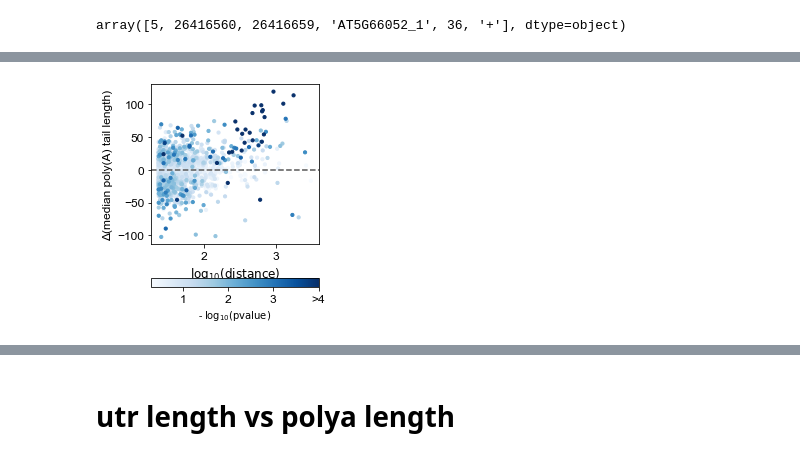
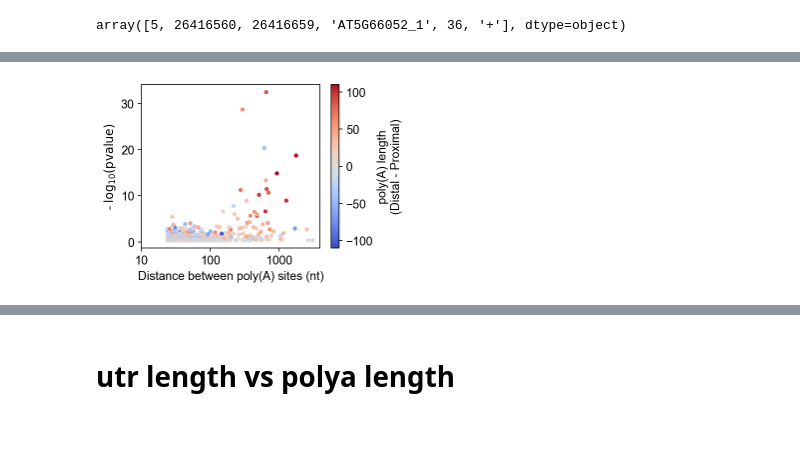
Before and after one commit to ZhaiLab-SUSTech/Full_length_transcripts_analysis, a Jupyter notebook: notebook/alternative_polyadenylation.ipynb, the cells around one changed output, grey strips where cells are left out. Saved outputs shown, nothing was run; the diff lists cells and outputs as text; code cells hidden in the pictures; blank space fills up the shorter version.

```diff
--- a/notebook/alternative_polyadenylation.ipynb
+++ b/notebook/alternative_polyadenylation.ipynb
@@ -518 +543,17 @@ apa_polya_df
+# %%
+# def get_p_value_color(df):
+#     if df['p_value'] < 2:
+#         return 0
+#     if df['p_pas'] < df['d_pas']:
+#         return -1
+#     else:
+#         return 1
+
+def get_p_value_color(df):
+    if df['p_value'] < 2:
+        return 0
+    else:
+        return 1
+# %%
+apa_polya_df['p_value_color'] = apa_polya_df.apply(get_p_value_color, axis=1)
 # %%
@@ -592,29 +650,28 @@ Text(0.5, 1.0, 'Median poly(A) tail (nt)')
 # %%
-plt.figure(figsize=(3, 4.2))
+plt.figure(figsize=(4, 3))
 
 apa_polya_df_ = apa_polya_df.sort_values(by=['p_value'])
 plt.scatter(
-    y=apa_polya_df_['d_pas']-apa_polya_df_['p_pas'],
-#     y=apa_polya_df_['p_value'],
     x=np.log10(apa_polya_df_['distance']),
+    y=apa_polya_df_['p_value'],
     s=10,
-    c=apa_polya_df_['p_value'],
-    cmap=plt.cm.get_cmap('Blues'),
-    vmax=4,
+    c=apa_polya_df_['d_pas']-apa_polya_df_['p_pas'],
+    cmap=plt.cm.get_cmap('coolwarm'),
+    vmin=-110,
+    vmax=110,
 )
 # plt.xlim(0, 300)
 # plt.ylim(0, 300)
-plt.axhline(0, ls='--', color='#555555')
-plt.xlabel('$\log_{10}\mathrm{(distance)}$')
-plt.ylabel('Δ (median poly(A) tail length)')
+# plt.axhline(2, ls='--', color='#555555')
+plt.xlabel('Distance between poly(A) sites (nt)')
+plt.ylabel('- $\log_{10}\mathrm{(pvalue)}$')
 # plt.ylabel('Median poly(A) tail length\n(Distal PAS)')
-# plt.xticks([0, 100, 200, 300])
-# plt.yticks([0, 100, 200, 300])
-colorbar = plt.colorbar(orientation="horizontal")
-colorbar.set_ticks([1, 2, 3, 4])
-colorbar.set_ticklabels([1, 2, 3, '>4'])
-colorbar.set_label("- $\log_{10}\mathrm{(pvalue)}$", size='small')
+plt.xticks([1, 2, 3], [10, 100, 1000])
+colorbar = plt.colorbar()
+# colorbar.set_ticks([1, 2, 3, 4])
+# colorbar.set_ticklabels([1, 2, 3, '>4'])
+colorbar.set_label('poly(A) length\n(Distal - Proximal)')
 # colorbar.set_label("- $\log_{10}\mathrm{(pvalue)}$")
 # plt.title('UTR-APA')
 # %% [output]
-[figure, old version]
+[figure, new version]
```
Also changed, not shown: parts of 26 cells of this notebook, 3 other files.
